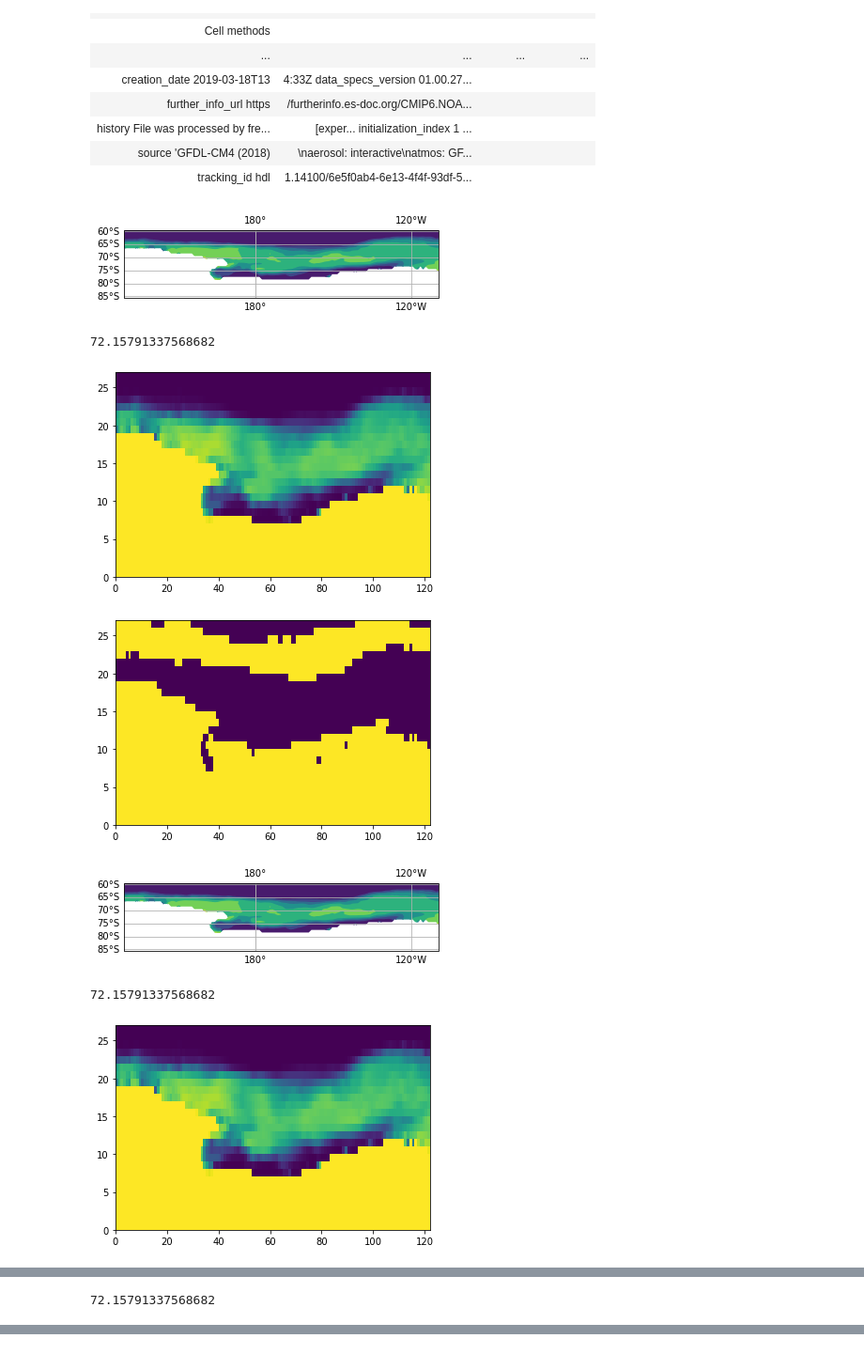
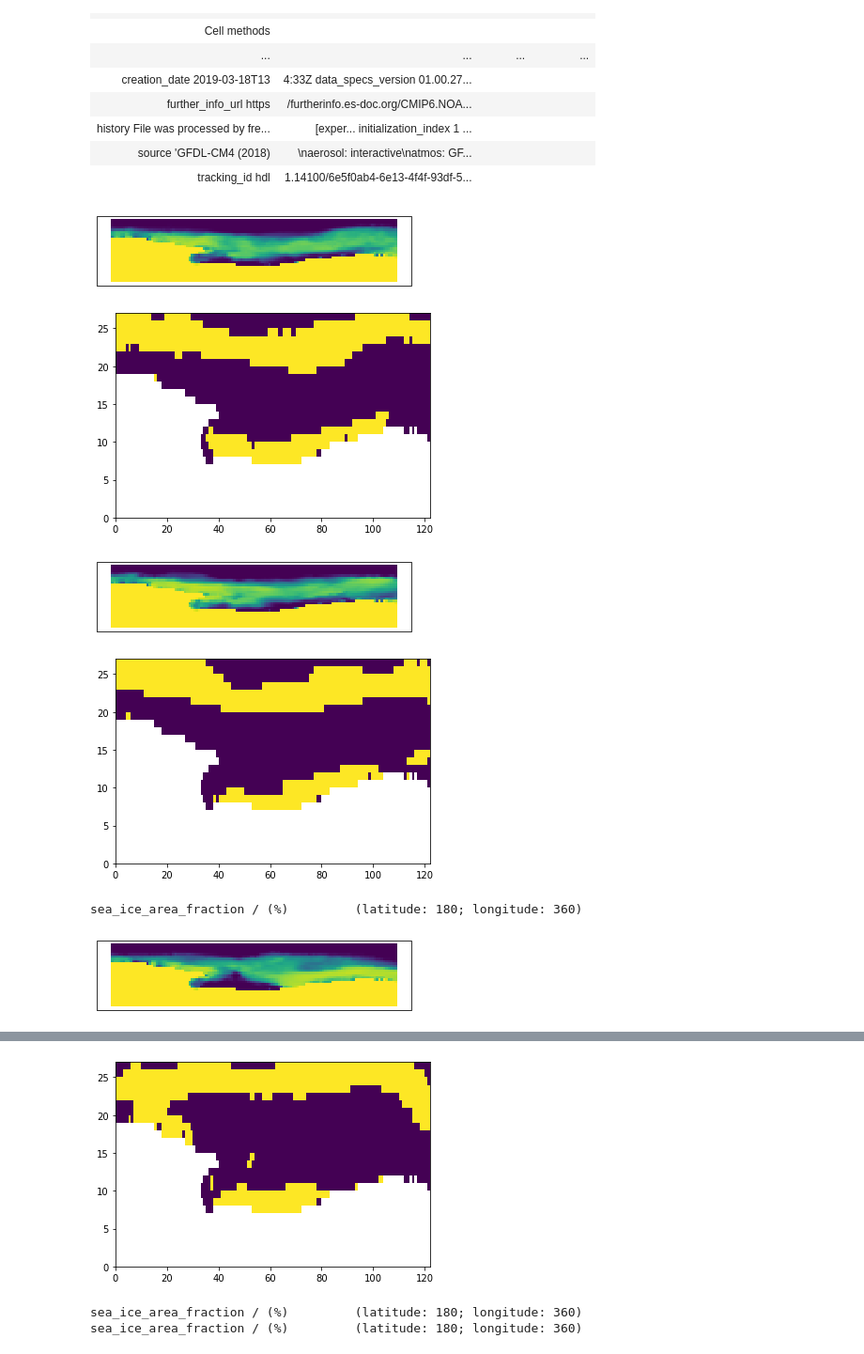
Before and after one commit to ab1261/dissertation_script, a Jupyter notebook: siconc_GDFL_CMv2.ipynb, the cells around one changed output, grey strips where cells are left out. Shown at 94% size. Saved outputs shown, nothing was run; the diff lists cells and outputs as text; code cells hidden in the pictures.

```diff
--- a/siconc_GDFL_CMv2.ipynb
+++ b/siconc_GDFL_CMv2.ipynb
@@ -69,59 +69,58 @@ cube2.aggregated_by(['season_year'], iris.analysis.MEAN)
 # %%
 #identify the Ross Sea
 #start of the loop
-for i in range (2015,2101,1):
-    cube3=cube2[0,:,:]
+for i in range (0,2050-2015):
+    cube3=cube2[i,:,:]
     west = -230
     east = -110
     south = -85
     north = -60
     temporary_cube = cube3.intersection(longitude = (west, east))
     regional_cube = temporary_cube.intersection(latitude = (south, north))
     ax1 = plt.subplot(111,projection=ccrs.PlateCarree(central_longitude=np.round(west + (east - west)/2.0)))
-    my_plot = iplt.contourf(regional_cube)
-    plt.gca().gridlines(draw_labels=True)
-    plt.show()
+    #my_plot = iplt.contourf(regional_cube)
+    #plt.gca().gridlines(draw_labels=True)
+    #plt.show()
 
 
 # most northerly row of cells and have a criteria like the average sea ice
 # row is > 80% (might need some testing/iterating to find the right number
 #extract the latitude I want to work with
     north_edge = regional_cube.extract(iris.Constraint(latitude=-70))
     #average across this latitude
     nE_mean = north_edge.collapsed('longitude', iris.analysis.MEAN)
-    print(nE_mean.data)
+    #print(nE_mean.data)
 
-    #define siconc for polynya
-    polynya_threshold=regional_cube.data
-    polynya = np.where((polynya_threshold.data <=30) & (nE_mean.data >=70))
-    #print(polynya)
-    polynya = polynya_threshold.data
-    plt.pcolormesh(polynya_threshold.data,vmin=0,vmax=100)
-    plt.show()
+    if nE_mean.data >=70:
+        #define siconc for polynya
+        polynya_threshold=regional_cube.data
+        polynya = np.where((polynya_threshold.data <=30) & (nE_mean.data >=70))
+        #print(polynya)
+        polynya = polynya_threshold.data
+        plt.pcolormesh(polynya_threshold.data,vmin=0,vmax=100)
+        #plt.show()
 
 
-    polynya = polynya_threshold.data
-    plt.pcolormesh(polynya_threshold.data,vmin=0,vmax=100)
-    #define a variable to hold the threshold number you are interested in
-    polynya_threshold_value = 30.0
-    #Take a copy of the seaice data that we are going to use to make a binary 'mask' showing presence of absense of polynyas as 1s and 0s
-    polynya_location = polynya_threshold.data.copy()
-    #set that land data in this mask to nan (Not a number) so we don;t get confused (these will show up white in a typical plot)
-    polynya_location[np.where(polynya_location >= 1.0e9)] = np.nan
-    #make water that has more ice than our polynia condition equal to zero.
-    polynya_location[np.where((polynya_location <= 100.0) & (polynya_location > polynya_threshold_value))] = 0.0
-    #make water that has less ice than our polynia condition equal to zero to make where the polynya is
-    polynya_location[np.where((polynya_location > 0.0) & (polynya_location <= polynya_threshold_value))] = 1.0
-    #plot this data
-    plt.pcolormesh(polynya_location,vmin=0,vmax=1)
-    plt.show()
-
-    #Note in this 1st situation, we have not tested to make sure the northern edge has >30% seaice and it has not, so it is eroniously identify
+        #define a variable to hold the threshold number you are interested in
+        polynya_threshold_value = 30.0
+        #Take a copy of the seaice data that we are going to use to make a binary 'mask' showing presence of absense of polynyas as 1s and 0s
+        polynya_location = polynya_threshold.data.copy()
+        #set that land data in this mask to nan (Not a number) so we don;t get confused (these will show up white in a typical plot)
+        polynya_location[np.where(polynya_location >= 1.0e9)] = np.nan
+        #make water that has more ice than our polynia condition equal to zero.
+        polynya_location[np.where((polynya_location <= 100.0) & (polynya_location > polynya_threshold_value))] = 0.0
+        #make water that has less ice than our polynia condition equal to zero to make where the polynya is
+        polynya_location[np.where((polynya_location > 0.0) & (polynya_location <= polynya_threshold_value))] = 1.0
+        #plot this data
+        plt.pcolormesh(polynya_location,vmin=0,vmax=1)
+        plt.show()
+        #Note in this 1st situation, we have not tested to make sure the northern edge has >30% seaice and it has not, so it is eroniously identify
+    else:
+        print(cube3.summary(True))
 # %% [output]
-[figure, old version]
+[figure, new version]
-72.15791337568682
-[figure, old version]
+[figure, new version]
-[figure, old version]
+[figure, new version]
-[figure, old version]
+[figure, new version]
-72.15791337568682
+sea_ice_area_fraction / (%)         (latitude: 180; longitude: 360)
-[figure, old version]
+[figure, new version]
@@ -130 +128,0 @@ for i in range (2015,2101,1):
-72.15791337568682
@@ -133,0 +131,3 @@ for i in range (2015,2101,1):
+[figure, added]
+sea_ice_area_fraction / (%)         (latitude: 180; longitude: 360)
+sea_ice_area_fraction / (%)         (latitude: 180; longitude: 360)
```
Also changed, not shown: parts of 3 cells of this notebook.
